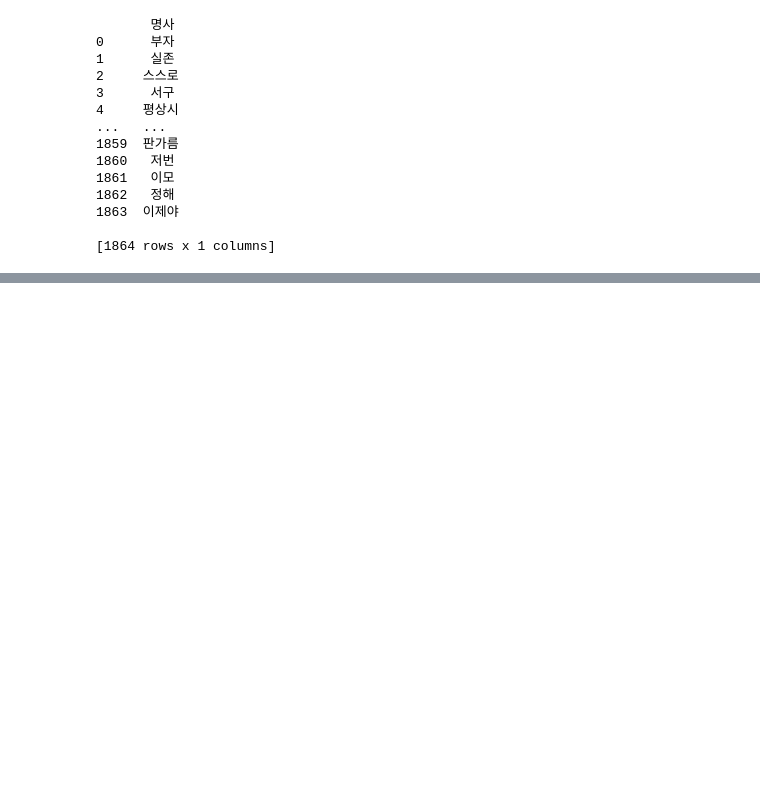
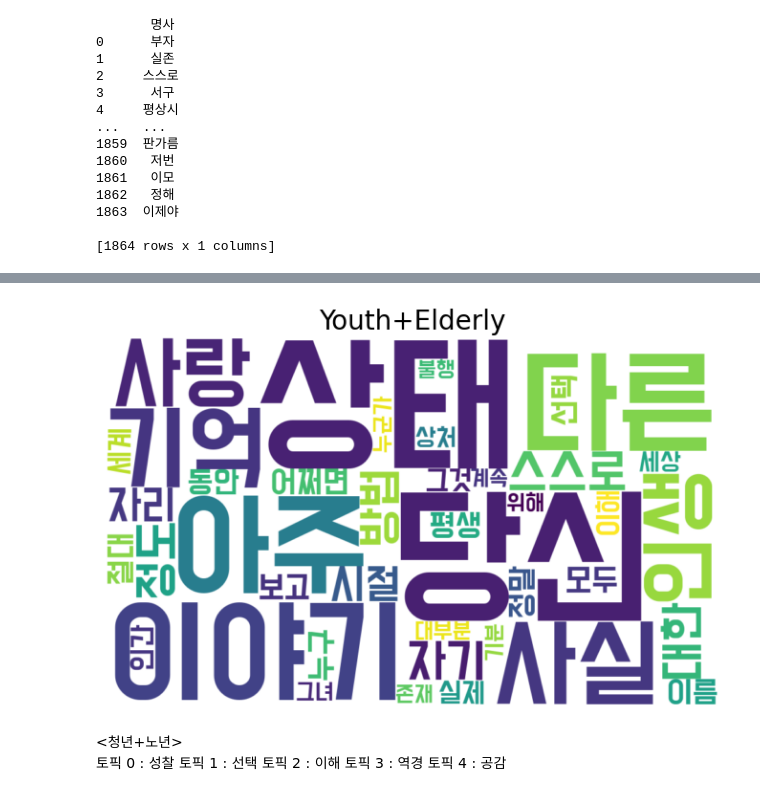
Before and after one commit to Team-cattttt/creative_sw_competiton, a Jupyter notebook: 데이터 토픽 모델링(청년층+노년층).ipynb, the cells around one changed output, grey strips where cells are left out. Cells and saved outputs as stored; diff of their text form; code cells hidden in the pictures; blank space fills up the shorter version.

```diff
--- a/데이터 토픽 모델링(청년층+노년층).ipynb
+++ b/데이터 토픽 모델링(청년층+노년층).ipynb
@@ -202,0 +193,31 @@ plt.show()
+# %%
+# 워드클라우드 생성
+word_string = ", ".join(topics_df['주요 단어'].tolist())
+
+font = 'DoHyeon-Regular.ttf'  # 한글 폰트 경로
+
+wordcloud = WordCloud(
+    font_path=font,
+    width=1000,
+    height=600,
+    background_color='white',
+    colormap='viridis',
+    max_words=200,
+    random_state=42
+).generate(word_string)
+
+# 워드클라우드 시각화
+plt.figure(figsize=(10, 5))
+plt.imshow(wordcloud, interpolation='bilinear')
+plt.axis('off')
+plt.title('Youth+Elderly', fontsize=20)
+plt.show()
+# %% [output]
+[figure, added]
+# %% [markdown]
+<청년+노년>
+토픽 0 : 성찰
+토픽 1 : 선택
+토픽 2 : 이해
+토픽 3 : 역경
+토픽 4 : 공감
```
Also changed, not shown: parts of 4 cells of this notebook, 6 other files.
